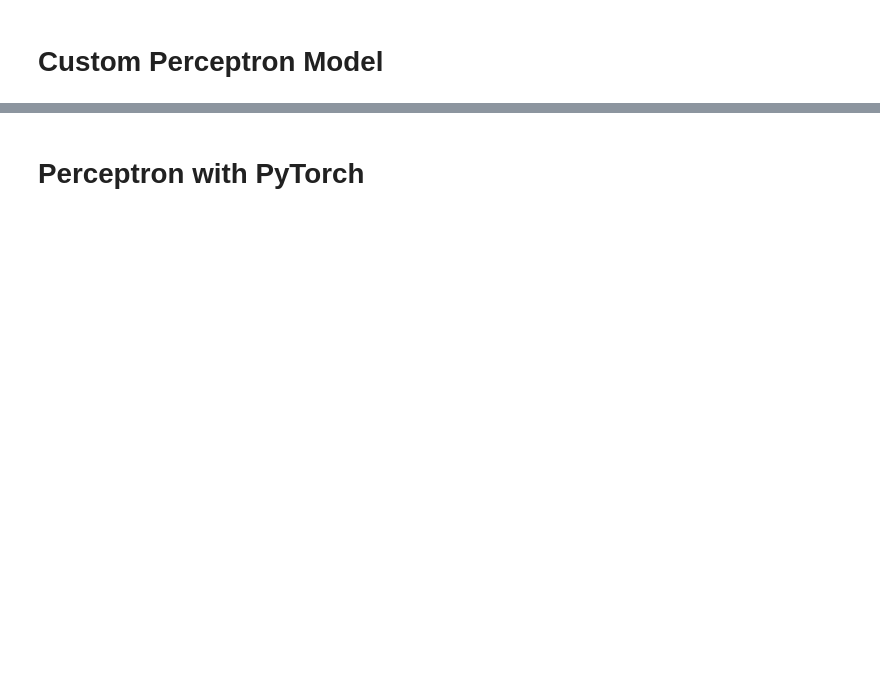
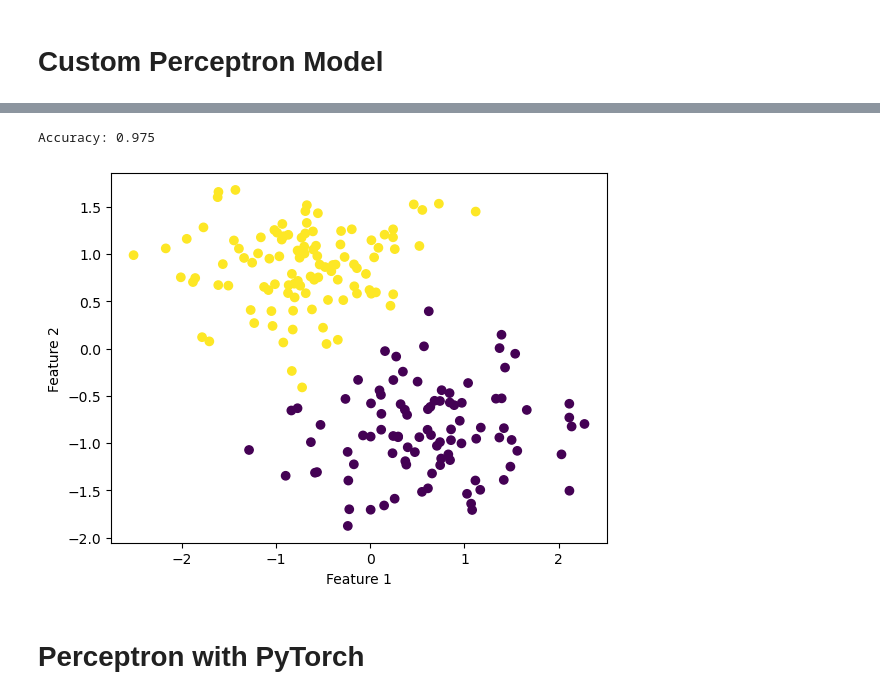
Before and after one commit to PawanKrGunjan/Deep-Learning, a Jupyter notebook: Basic/Perceptron.ipynb, the cells around one changed output, grey strips where cells are left out. Saved outputs shown, nothing was run; the diff lists cells and outputs as text; code cells hidden in the pictures; blank space fills up the shorter version.

Commit message:
Kaggle Notebook | Perceptron | Version 3

```diff
--- a/Basic/Perceptron.ipynb
+++ b/Basic/Perceptron.ipynb
@@ -92,3 +57,55 @@ Accuracy: 0.9298245614035088
+# %%
+# Import the necessary library
+import numpy as np
+from sklearn.datasets import make_blobs
+import matplotlib.pyplot as plt
+from sklearn.model_selection import train_test_split
+from sklearn.preprocessing import StandardScaler
+
+# Generate a linearly separable dataset with two classes
+X, y = make_blobs(n_samples=1000,
+                  n_features=2,
+                  centers=2,
+                  cluster_std=3,
+                  random_state=23)
+
+# Split the dataset into training and testing sets
+X_train, X_test, y_train, y_test = train_test_split(X,
+                                                    y,
+                                                    test_size=0.2,
+                                                    random_state=23,
+                                                    shuffle=True
+                                                   )
+
+# Scale the input features to have zero mean and unit variance
+scaler = StandardScaler()
+X_train = scaler.fit_transform(X_train)
+X_test = scaler.transform(X_test)
+
+# Set the random seed legacy
+np.random.seed(23)
+
+# Initialize the Perceptron with the appropriate number of inputs
+perceptron = Perceptron(num_inputs=X_train.shape[1])
+
+# Train the Perceptron on the training data
+perceptron.fit(X_train, y_train, num_epochs=100)
+
+# Prediction
+pred = perceptron.predict(X_test)
+
+# Test the accuracy of the trained Perceptron on the testing data
+accuracy = np.mean(pred != y_test)
+print("Accuracy:", accuracy)
+
+# Plot the dataset
+plt.scatter(X_test[:, 0], X_test[:, 1], c=pred)
+plt.xlabel('Feature 1')
+plt.ylabel('Feature 2')
+plt.show()
+# %% [output]
+Accuracy: 0.975
+[figure, added]
 # %% [markdown]
 # Perceptron with PyTorch
 # %%
```
Also changed, not shown: parts of 3 cells of this notebook.
